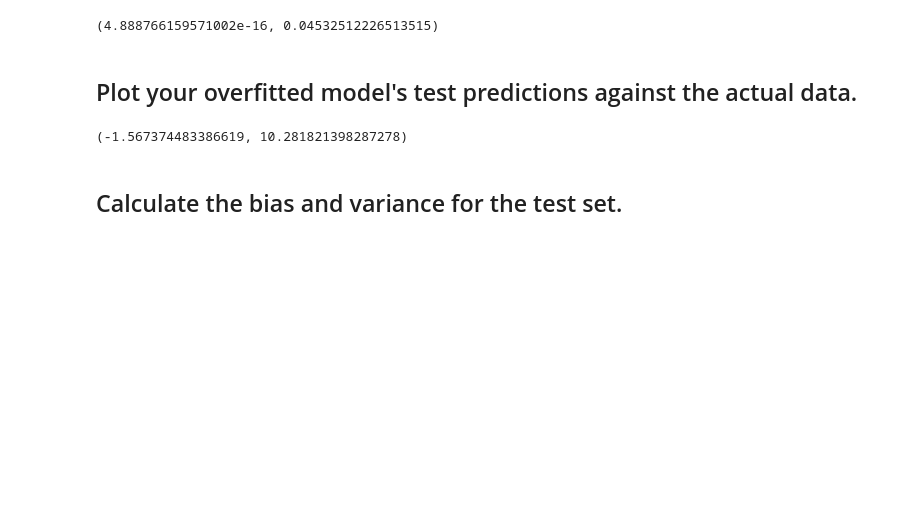
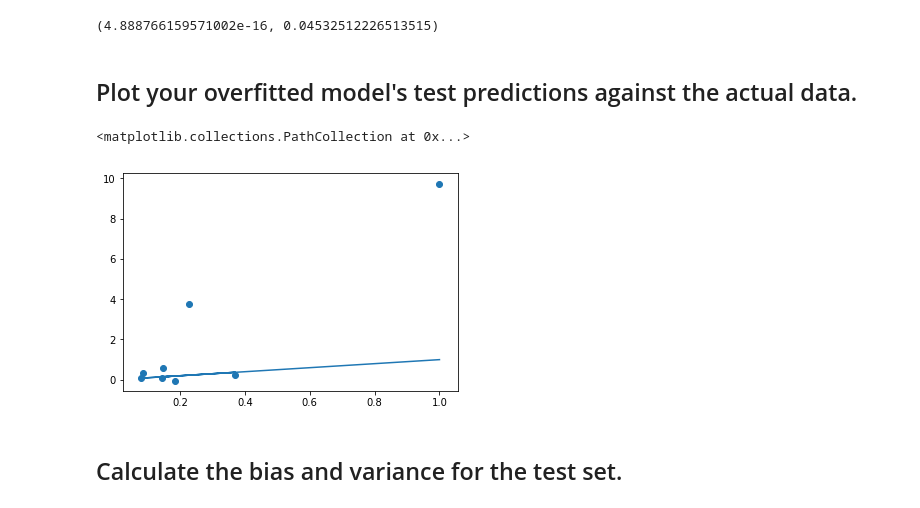
Before and after one commit to jmt0221/dsc-bias-variance-trade-off-lab-nyc-ds-082619, a Jupyter notebook: index.ipynb, the cells around one changed output. Drawn from its saved outputs; the diff is of its cells as text; code cells hidden in the pictures; blank space fills up the shorter version.

```diff
--- a/index.ipynb
+++ b/index.ipynb
@@ -186,11 +186,12 @@ bias(y_train,y_pred),variance(y_pred)
 # %%
 # your code here
 x_test_poly = poly.transform(x_test)
 y_pred = linreg.predict(x_test_poly)
 plt.plot(y_test,y_test)
-plt.scatter()
+plt.scatter(y_test,y_pred)
 # %% [output]
-(-1.567374483386619, 10.281821398287278)
+<matplotlib.collections.PathCollection at 0x...>
+[figure, added]
 # %% [markdown]
 ##  Calculate the bias and variance for the test set.
 # %%
```
